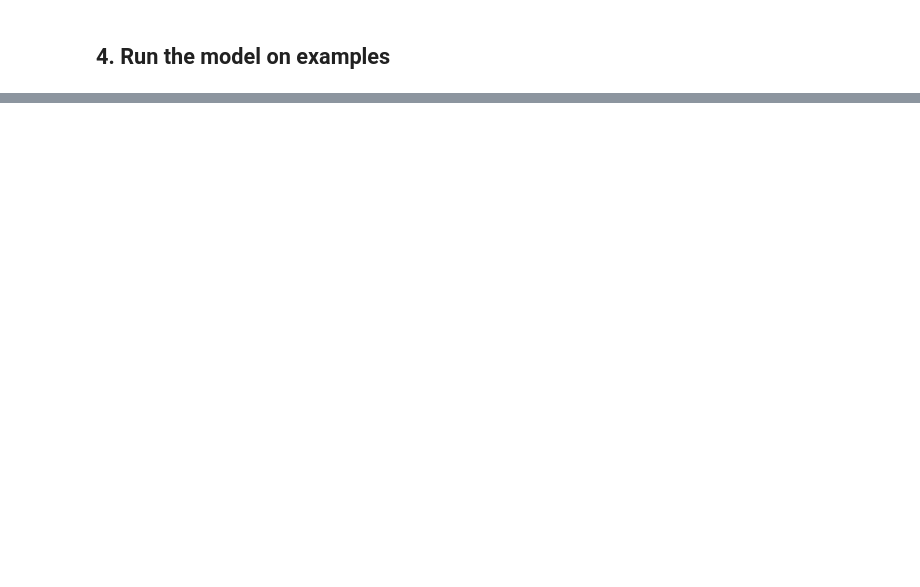
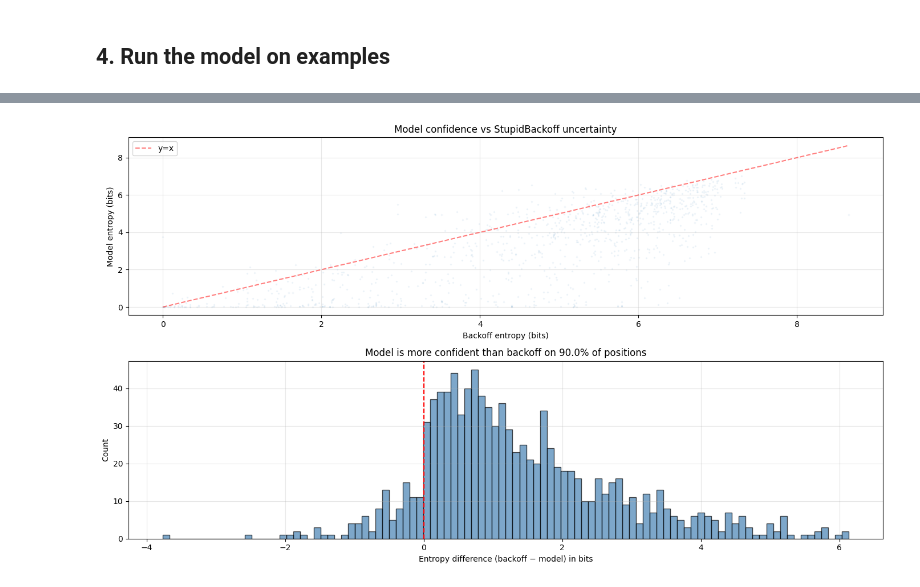
Before and after one commit to mhuen/parameter-golf, a Jupyter notebook: explore_model.ipynb, the cells around one changed output, grey strips where cells are left out. Cells and saved outputs as stored; diff of their text form; code cells hidden in the pictures; blank space fills up the shorter version.

```diff
--- a/explore_model.ipynb
+++ b/explore_model.ipynb
@@ -13,7 +13,7 @@ The notebook will:
 # === CONFIGURATION ===
 # Set this to the run ID of the model you want to load.
 # Available runs can be found with: !ls models/
-RUN_ID = "mlx_smoke"
+RUN_ID = "baseline_20k_iters_seq2_20260324_205335"
 
 # Whether to load the quantized (int8) or raw (fp32) checkpoint
 USE_QUANTIZED = True
@@ -887,0 +1187,13 @@ for i in range(5):
+# %%
+# Train NLTK StupidBackoff language model for comparison.
+# Use everygrams (all sub-orders 1..ORDER) so backoff has lower-order counts.
+from nltk.util import everygrams
+
+train_everygrams = [list(everygrams(sent, max_len=ORDER)) for sent in sentences]
+train_flat = [w for sent in sentences for w in sent]
+
+lm_backoff = StupidBackoff(alpha=0.4, order=ORDER)
+lm_backoff.fit(train_everygrams, vocabulary_text=train_flat)
+
+print(f"Trained StupidBackoff(α=0.4, order={ORDER})")
+print(f"  Vocabulary size: {len(lm_backoff.vocab)}")
@@ -887,0 +1555,82 @@ for i in range(5):
+# %%
+# === Entropy analysis: model confidence vs n-gram entropy ===
+# For each position, compute:
+#   - Model entropy: H = -sum(p * log p) from softmax output
+#   - Backoff entropy: H of conditional distribution P(· | context)
+
+x, y = get_val_batch(0)
+tokens = torch.cat([x[0, :1], y[0]], dim=0).tolist()
+pieces = [id_to_piece[t] for t in tokens]
+ln2 = math.log(2)
+
+# Model entropy per position (in bits)
+logits = get_logits(x)
+probs = torch.nn.functional.softmax(logits, dim=-1)
+log_p = torch.nn.functional.log_softmax(logits, dim=-1)
+model_entropy = -(probs * log_p).sum(dim=-1).numpy() / ln2  # bits
+
+# Backoff conditional entropy per position (in bits)
+# Align to model positions ORDER-1..SEQ_LEN-1 (same as per-position loss cell)
+backoff_entropy = []
+for i in range(ORDER, SEQ_LEN + 1):  # i indexes into pieces
+    context = tuple(pieces[i - ORDER + 1 : i])
+    cond_fd = lm_backoff.counts[context]
+    if cond_fd:
+        h = 0.0
+        for w in cond_fd:
+            ls = lm_backoff.logscore(w, context)  # log2(P)
+            p = 2**ls
+            if p > 0:
+                h -= p * ls
+        backoff_entropy.append(h)
+    else:
+        # Unseen context — fall back to unigram entropy
+        h = 0.0
+        for w in lm_backoff.counts.unigrams:
+            ls = lm_backoff.logscore(w)
+            p = 2**ls
+            if p > 0:
+                h -= p * ls
+        backoff_entropy.append(h)
+backoff_entropy = np.array(backoff_entropy)
+
+# Align model entropy to same positions
+model_entropy_aligned = model_entropy[ORDER - 1 :]
+
+assert len(backoff_entropy) == len(model_entropy_aligned), (
+    f"Length mismatch: backoff={len(backoff_entropy)}, model={len(model_entropy_aligned)}"
+)
+
+fig, axes = plt.subplots(2, 1, figsize=(14, 8))
+
+ax = axes[0]
+ax.scatter(backoff_entropy, model_entropy_aligned, alpha=0.05, s=2, rasterized=True)
+max_val = max(backoff_entropy.max(), model_entropy_aligned.max())
+ax.plot([0, max_val], [0, max_val], "r--", alpha=0.5, label="y=x")
+ax.set_xlabel("Backoff entropy (bits)")
+ax.set_ylabel("Model entropy (bits)")
+ax.set_title("Model confidence vs StupidBackoff uncertainty")
+ax.legend()
+ax.grid(True, alpha=0.3)
+
+ax = axes[1]
+entropy_diff = backoff_entropy - model_entropy_aligned
+ax.hist(entropy_diff, bins=100, color="steelblue", edgecolor="black", alpha=0.7)
+ax.axvline(0, color="red", linestyle="--")
+ax.set_xlabel("Entropy difference (backoff − model) in bits")
+ax.set_ylabel("Count")
+ax.set_title(
+    f"Model is more confident than backoff on {(entropy_diff > 0).mean():.1%} of positions"
+)
+ax.grid(True, alpha=0.3)
+
+plt.tight_layout()
+plt.show()
+
+print(f"Mean model entropy:   {model_entropy_aligned.mean():.3f} bits")
+print(f"Mean backoff entropy: {backoff_entropy.mean():.3f} bits")
+print(
+    f"Model reduces uncertainty by {backoff_entropy.mean() - model_entropy_aligned.mean():.3f} bits on average"
+)
+# %% [output]
+[figure, added]
```
Also changed, not shown: parts of 42 cells of this notebook, 2 other files.
